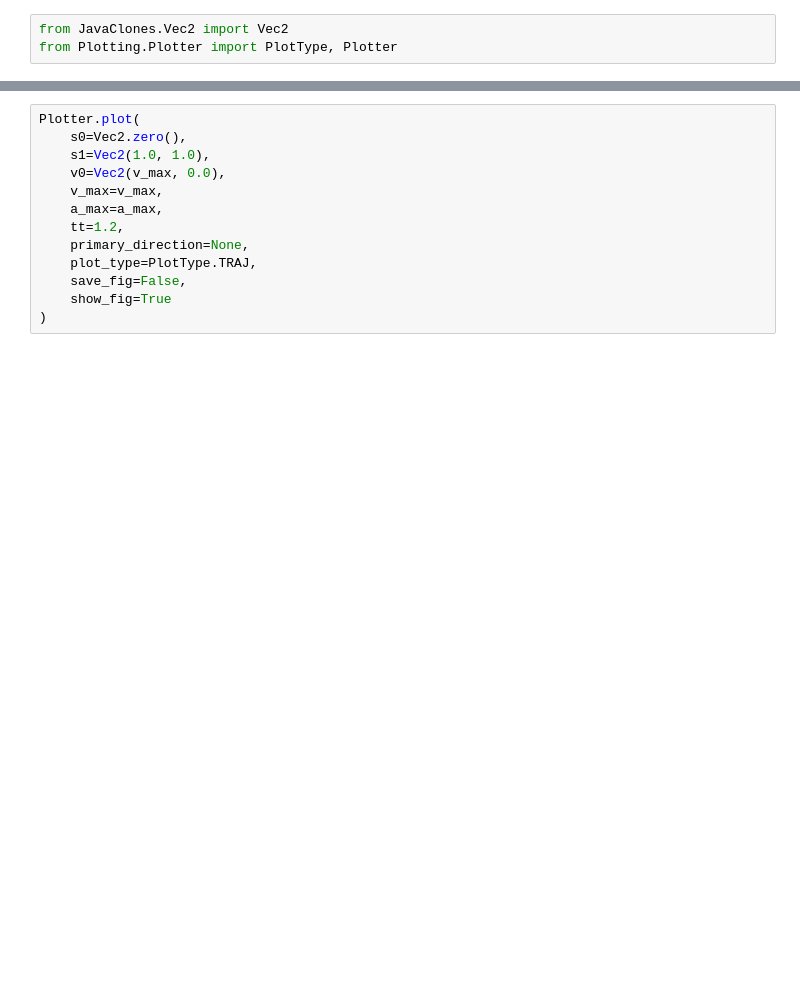
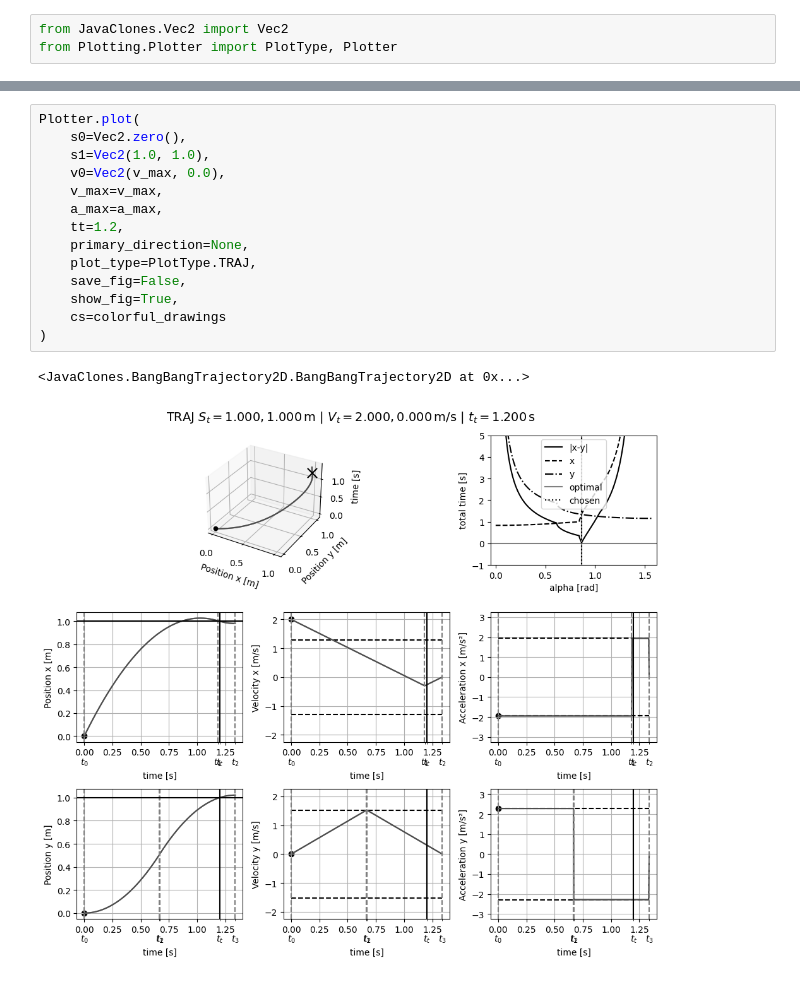
Before and after one commit to TIGERs-Mannheim/TrajectoryPlotter, a Jupyter notebook: drawTrajectories.ipynb, the cells around one changed output, grey strips where cells are left out. Saved outputs shown, nothing was run; the diff lists cells and outputs as text; blank space fills up the shorter version.

```diff
--- a/drawTrajectories.ipynb
+++ b/drawTrajectories.ipynb
@@ -20,16 +25,20 @@ Plotter.plot(
 # %%
 Plotter.plot(
     s0=Vec2.zero(),
     s1=Vec2(1.0, 1.0),
     v0=Vec2(v_max, 0.0),
     v_max=v_max,
     a_max=a_max,
     tt=1.2,
     primary_direction=None,
     plot_type=PlotType.TRAJ,
     save_fig=False,
-    show_fig=True
+    show_fig=True,
+    cs=colorful_drawings
 )
+# %% [output]
+<JavaClones.BangBangTrajectory2D.BangBangTrajectory2D at 0x...>
+[figure, added]
 # %%
 distances = [Vec2(2, 0.5)]
 initial_velocities = [Vec2(1, -1)]
```
Also changed, not shown: parts of 8 cells of this notebook, 2 other files.
